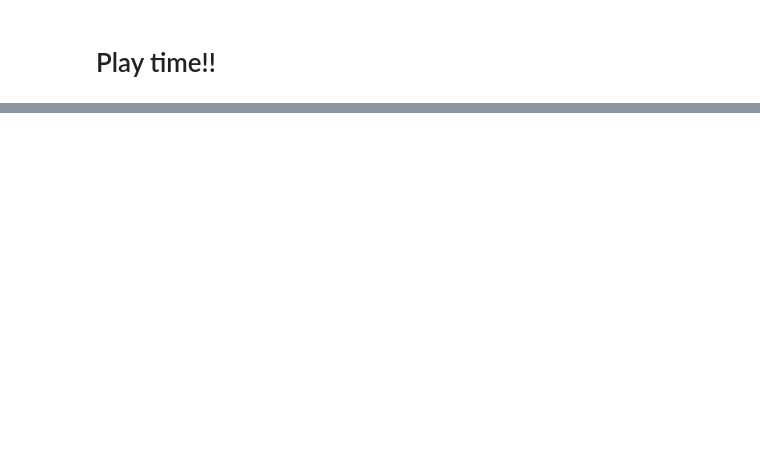
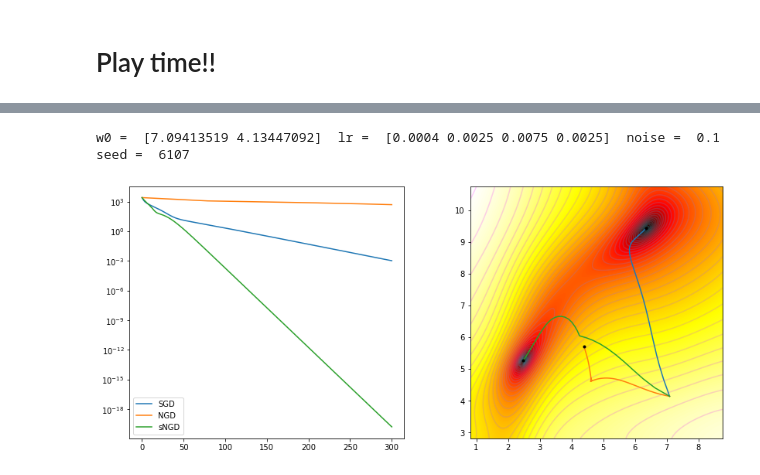
Before and after one commit to bhoov/ngd-vis, a Jupyter notebook: notebook/NGD_update.ipynb, the cells around one changed output, grey strips where cells are left out. Cells and saved outputs as stored; diff of their text form; code cells hidden in the pictures; blank space fills up the shorter version.

Commit message:
added damping

```diff
--- a/notebook/NGD_update.ipynb
+++ b/notebook/NGD_update.ipynb
@@ -40,0 +16,15 @@ def print_str():
+# %%
+
+def print_str():
+    legend = ['SGD', 'NGD', 'sNGD']
+    for q in qs[3:]:
+        legend.append('q = '+str(q))
+    print('w0 = ', w0, ' lr = ', lrs, ' noise = ', eps, ' seed = ', seed)
+
+    return legend
+
+def run_all(eps=0.1, iter = 100):
+    legend = print_str()
+    fnc = partial(landscape, freq = None, amp = None, py = np, eps = eps, seed = seed)
+    l_alls, w_alls, w_range = run_exp(fnc, w0, qs, lrs, dampings = dampings, iter = iter)
+    plot_all (fnc, l_alls, w_alls, w_range, legend , plot_type = 'imshow')
@@ -309,0 +57,13 @@ w0 =  [13.33652039 -4.89600544] , eta =  [0.0001 0.0005 0.0005]
+# %%
+seed = 6107 #int(1e5*np.random.rand(1))
+w0 = np.array([7.17648654, 4.48588265]) + 1 * np.random.randn(2)
+eps = 0.1
+
+qs = [0.0, 1.0, 0.5];
+lrs = np.array([0.0016, 0.01, 0.03, 0.01])/4
+dampings = [0, 1, 0.01, 0.5]
+
+run_all(iter = 300)
+# %% [output]
+w0 =  [7.09413519 4.13447092]  lr =  [0.0004 0.0025 0.0075 0.0025]  noise =  0.1  seed =  6107
+[figure, added]
```
Also changed, not shown: parts of 40 cells of this notebook, 2 other files.
